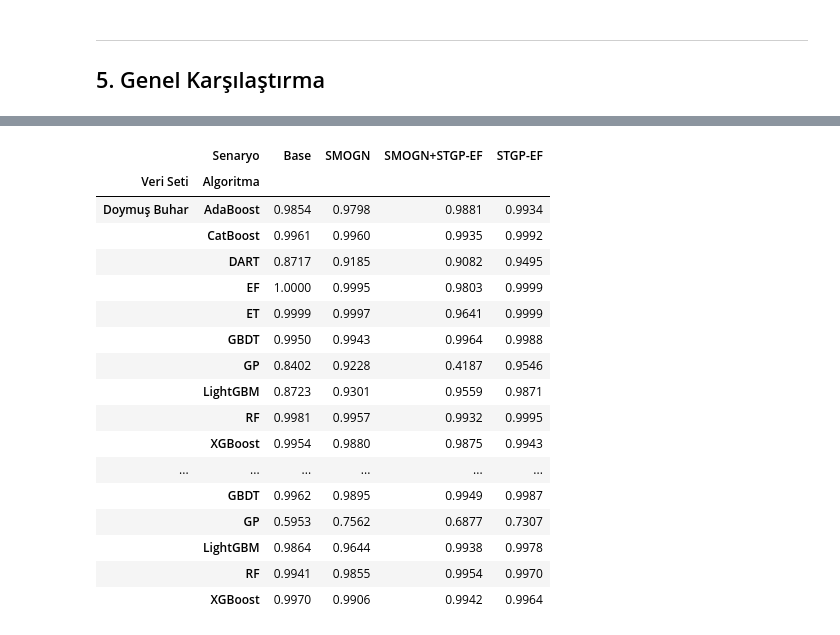
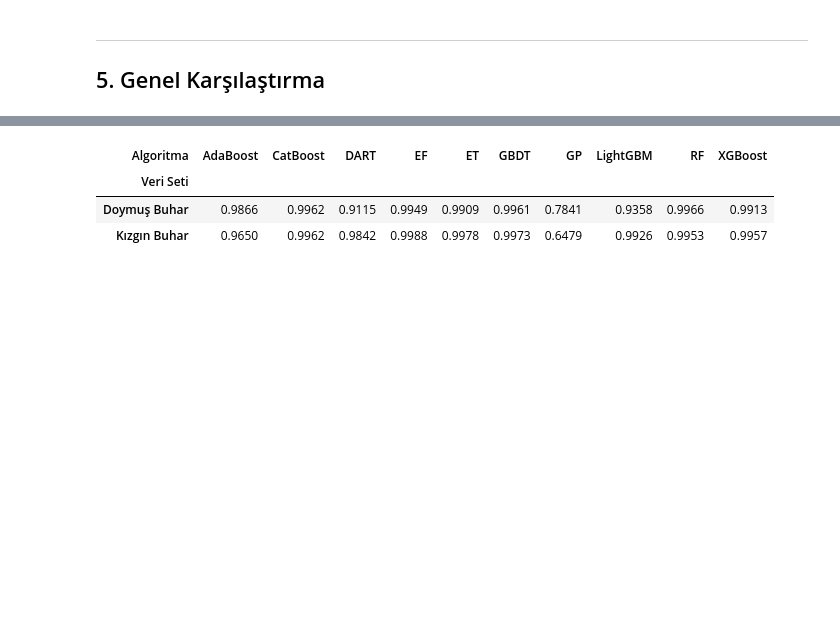
Before and after one commit to suleymangzy/Data-Engineering, a Jupyter notebook: Model_Training.ipynb, the cells around one changed output, grey strips where cells are left out. Saved outputs shown, nothing was run; the diff lists cells and outputs as text; code cells hidden in the pictures; blank space fills up the shorter version.

```diff
--- a/Model_Training.ipynb
+++ b/Model_Training.ipynb
@@ -449,25 +586,11 @@ df_all.groupby(['Veri Seti', 'Senaryo'])['R2_Score'].mean().unstack()
 # %%
 # Algoritma bazlı ortalama R² skorları
-df_all.groupby(['Veri Seti', 'Algoritma', 'Senaryo'])['R2_Score'].mean().unstack()
+df_all.groupby(['Veri Seti', 'Algoritma'])['R2_Score'].mean().unstack()
 # %% [output]
-|  | Senaryo | Base | SMOGN | SMOGN+STGP-EF | STGP-EF |
-| Veri Seti | Algoritma |  |  |  |  |
-| Doymuş Buhar | AdaBoost | 0.9854 | 0.9798 | 0.9881 | 0.9934 |
-|  | CatBoost | 0.9961 | 0.9960 | 0.9935 | 0.9992 |
-|  | DART | 0.8717 | 0.9185 | 0.9082 | 0.9495 |
-|  | EF | 1.0000 | 0.9995 | 0.9803 | 0.9999 |
-|  | ET | 0.9999 | 0.9997 | 0.9641 | 0.9999 |
-|  | GBDT | 0.9950 | 0.9943 | 0.9964 | 0.9988 |
-|  | GP | 0.8402 | 0.9228 | 0.4187 | 0.9546 |
-|  | LightGBM | 0.8723 | 0.9301 | 0.9559 | 0.9871 |
-|  | RF | 0.9981 | 0.9957 | 0.9932 | 0.9995 |
-|  | XGBoost | 0.9954 | 0.9880 | 0.9875 | 0.9943 |
-| ... | ... | ... | ... | ... | ... |
-|  | GBDT | 0.9962 | 0.9895 | 0.9949 | 0.9987 |
-|  | GP | 0.5953 | 0.7562 | 0.6877 | 0.7307 |
-|  | LightGBM | 0.9864 | 0.9644 | 0.9938 | 0.9978 |
-|  | RF | 0.9941 | 0.9855 | 0.9954 | 0.9970 |
-|  | XGBoost | 0.9970 | 0.9906 | 0.9942 | 0.9964 |
+| Algoritma | AdaBoost | CatBoost | DART | EF | ET | GBDT | GP | LightGBM | RF | XGBoost |
+| Veri Seti |  |  |  |  |  |  |  |  |  |  |
+| Doymuş Buhar | 0.9866 | 0.9962 | 0.9115 | 0.9949 | 0.9909 | 0.9961 | 0.7841 | 0.9358 | 0.9966 | 0.9913 |
+| Kızgın Buhar | 0.9650 | 0.9962 | 0.9842 | 0.9988 | 0.9978 | 0.9973 | 0.6479 | 0.9926 | 0.9953 | 0.9957 |
 # %%
 # Geniş formatlı sonuç tablosu oluştur ve kaydet
 df_wide = save_wide_results(df_all, 'R515B_Ozellikler/Model_Training_Results.csv')
```
Also changed, not shown: parts of 24 cells of this notebook, 5 other files.
